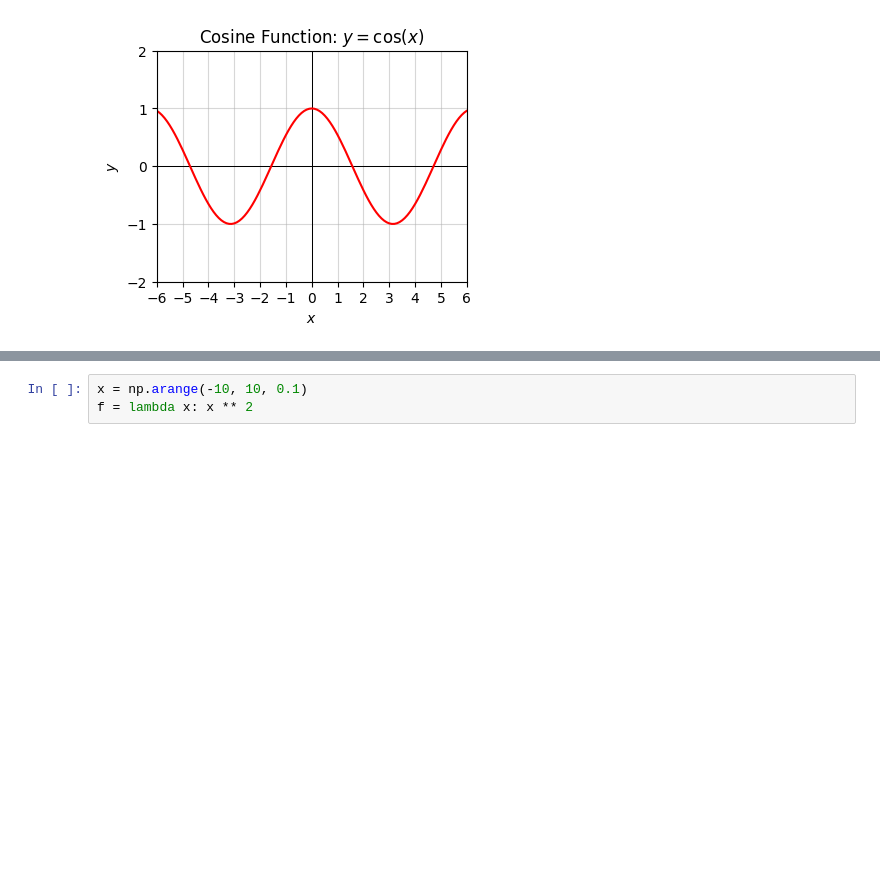
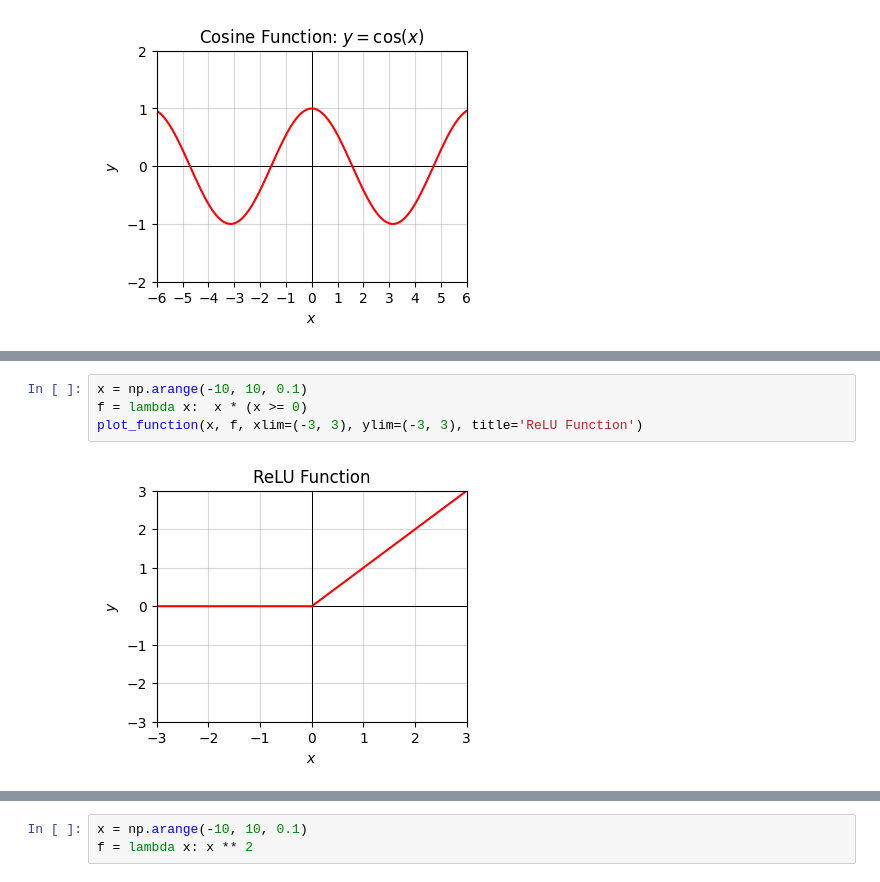
Before and after one commit to rkingery/ml-book, a Jupyter notebook: notebooks/basic-math.ipynb, the cells around one changed output, grey strips where cells are left out. Saved outputs shown, nothing was run; the diff lists cells and outputs as text; blank space fills up the shorter version.

```diff
--- a/notebooks/basic-math.ipynb
+++ b/notebooks/basic-math.ipynb
@@ -394,0 +443,6 @@ plot_function(x, f, xlim=(-6, 6), ylim=(-2, 2), title='Cosine Function: $y=\cos(
+# %%
+x = np.arange(-10, 10, 0.1)
+f = lambda x:  x * (x >= 0)
+plot_function(x, f, xlim=(-3, 3), ylim=(-3, 3), title='ReLU Function')
+# %% [output]
+[figure, added]
```
Also changed, not shown: parts of 26 cells of this notebook, 3 other files.
